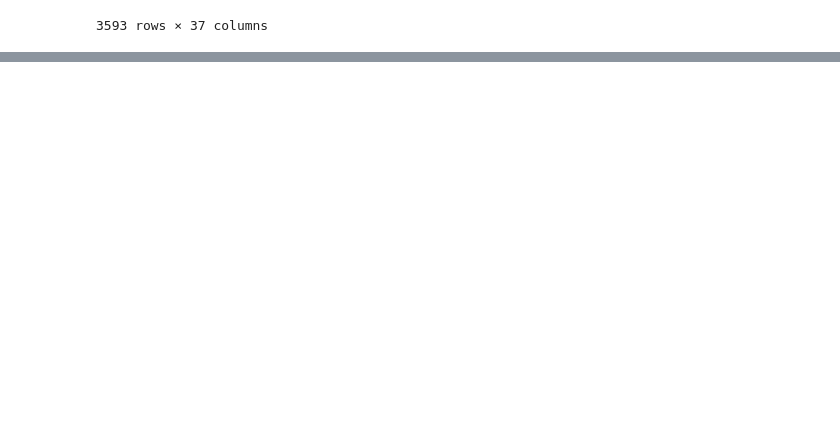
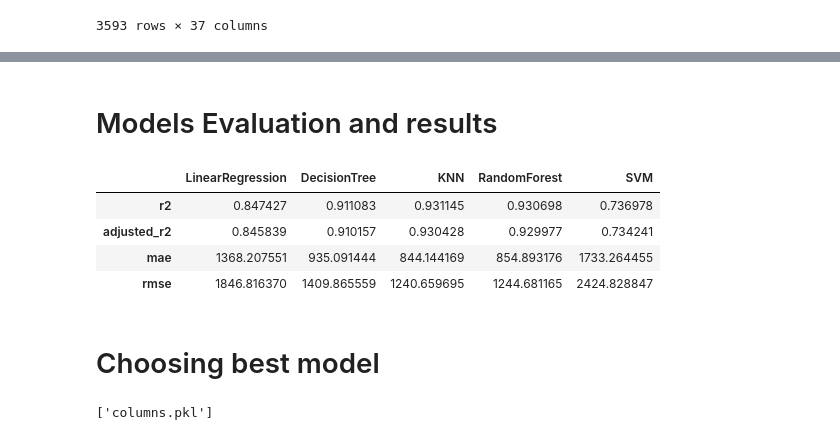
Before and after one commit to code-with-ayyan/Practice-Projects, a Jupyter notebook: Ford-car-price-prediction/ford.ipynb, the cells around one changed output, grey strips where cells are left out. Cells and saved outputs as stored; diff of their text form; code cells hidden in the pictures; blank space fills up the shorter version.

Commit message:
updated and saved model to use in frontend

```diff
--- a/Ford-car-price-prediction/ford.ipynb
+++ b/Ford-car-price-prediction/ford.ipynb
@@ -701,0 +399,7 @@ models_comparison_df
+# %%
+predictions = {}
+# %%
+for name,model in models.items():
+    model.fit(X_train, y_train)
+    pred = model.predict(X_test)
+    predictions[name] = pred
@@ -701,0 +419,35 @@ models_comparison_df
+# %% [markdown]
+# Models Evaluation and results
+# %%
+results = {}
+# %%
+for model,pred in predictions.items():
+    r2 = r2_score(y_test,pred)
+    n = len(y_test)
+    p = X_test.shape[1]
+    adjusted_r2 = 1 - ((1 - r2) * (n - 1)) / (n - p - 1)
+    mae = mean_absolute_error(y_test, pred)
+    rmse = root_mean_squared_error(y_test, pred)
+
+    results[model] = [r2,adjusted_r2,mae,rmse]
+# %%
+result_df = pd.DataFrame(results, index = ['r2','adjusted_r2','mae','rmse'])
+
+result_df
+# %% [output]
+|  | LinearRegression | DecisionTree | KNN | RandomForest | SVM |
+| r2 | 0.847427 | 0.911083 | 0.931145 | 0.930698 | 0.736978 |
+| adjusted_r2 | 0.845839 | 0.910157 | 0.930428 | 0.929977 | 0.734241 |
+| mae | 1368.207551 | 935.091444 | 844.144169 | 854.893176 | 1733.264455 |
+| rmse | 1846.816370 | 1409.865559 | 1240.659695 | 1244.681165 | 2424.828847 |
+# %% [markdown]
+# Choosing best model
+# %%
+import joblib
+
+joblib.dump(models['KNN'], 'model.pkl')
+joblib.dump(scalar, "scalar.pkl")
+joblib.dump(cols_scale, 'cols_to_scale.pkl')
+joblib.dump(X_encoded.columns, 'columns.pkl')
+# %% [output]
+['columns.pkl']
```
Also changed, not shown: parts of 45 cells of this notebook, 11 other files.
